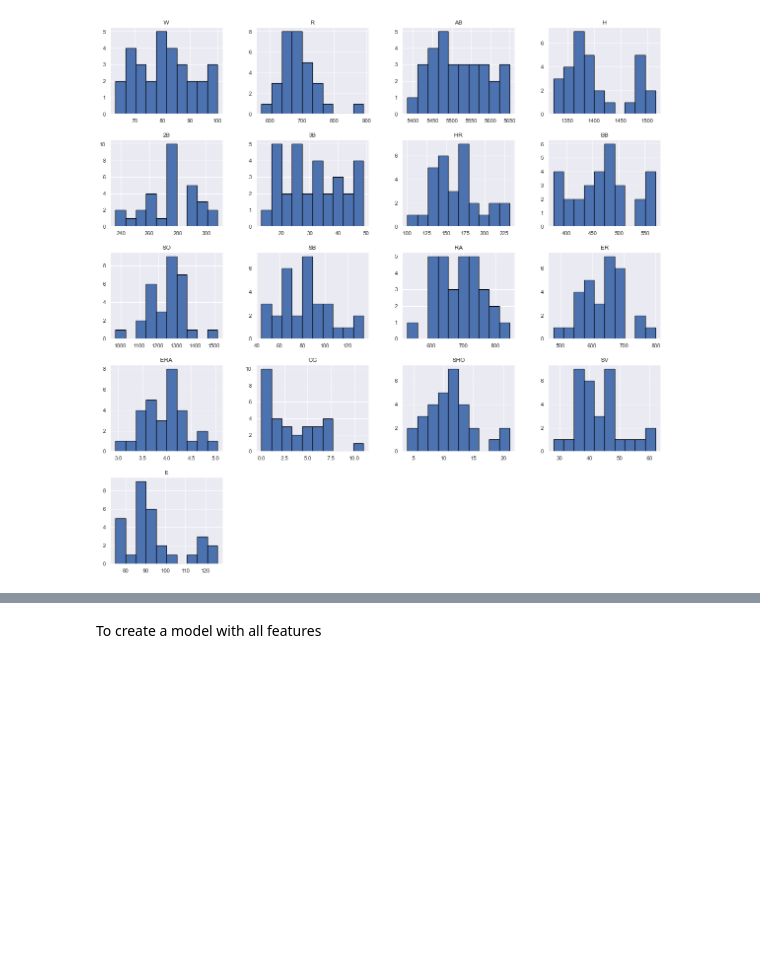
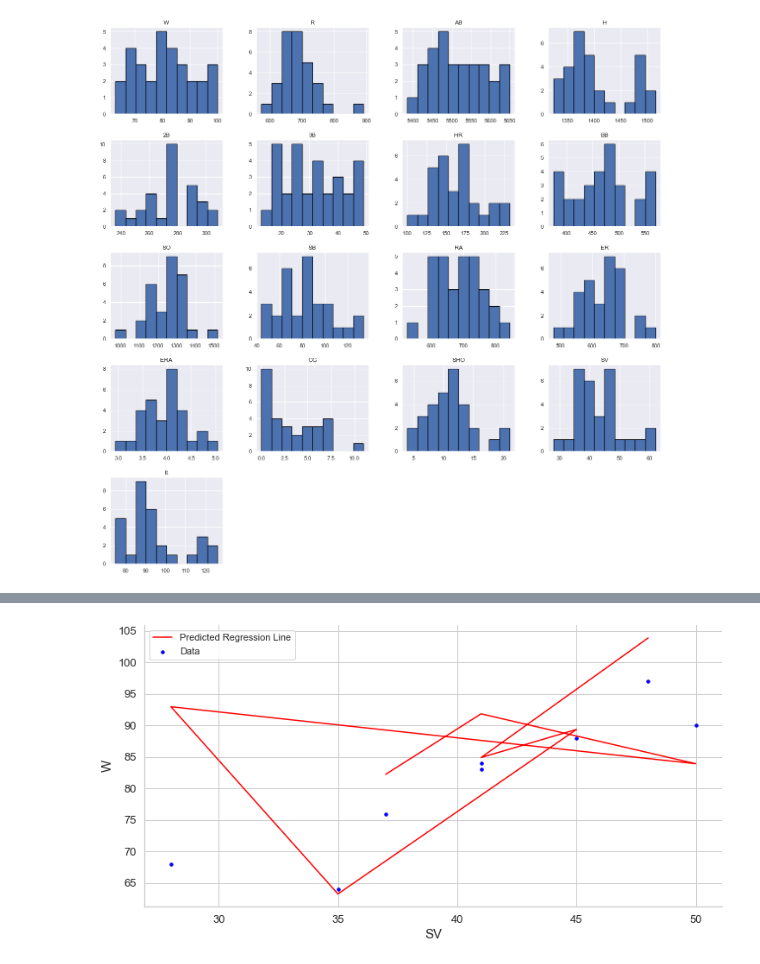
Before and after one commit to PriyankaHaldar-github/DataScienceProjects, a Jupyter notebook: BaseBallWin.ipynb, the cells around one changed output, grey strips where cells are left out. Cells and saved outputs as stored; diff of their text form; code cells hidden in the pictures; blank space fills up the shorter version.

```diff
--- a/BaseBallWin.ipynb
+++ b/BaseBallWin.ipynb
@@ -171,2 +181,13 @@ The target value is not balanced it is more towards "No"
+# %%
+features=['R','AB' ,'H' ,'2B' ,'3B' ,'HR' ,'BB','SO','SB'   ,'RA'   ,'ER'   ,
+'ERA'  ,'CG'   ,'SHO' ,'SV'   ,'E']
+target='W'
 # %%
+X_train = train[features]
+y_train = train[target]
+
+X_test = test[features]
+y_test = test[target]
+
+X_train.head()
 # %% [output]
@@ -247,10 +222,0 @@ Most of the features contain outliers. Height feature has extreme outliers.
-# %%
-# DISTRIBUTION OF ALL NUMERIC DATA
-plt.rcParams['figure.figsize'] = (15, 15)
-df1 = df[['Economy (GDP per Capita)', 'Health (Life Expectancy)', 'Freedom',
-              'Generosity','Trust (Government Corruption)','Family']]
-h = df1.hist(bins = 25, figsize = (16,16),
-             xlabelsize = '10', ylabelsize = '10')
-sns.despine(left = True, bottom = True)
-[x.title.set_size(12) for x in h.ravel()];
-[x.yaxis.tick_left() for x in h.ravel()]
@@ -278,2 +222,0 @@ sns.barplot(x='Trust (Government Corruption)' ,y='Country',
-# %% [markdown]
-To create a model with all features
@@ -321,0 +223,16 @@ evaluation.sort_values(by = '5-Fold Cross Validation', ascending=False)
+# %%
+lr = LinearRegression()
+lr.fit(X_train, y_train)
+sns.set_style(style='whitegrid')
+plt.figure(figsize=(12,6))
+plt.scatter(X_test['SV'],y_test,color='blue',label="Data", s = 12)
+plt.plot(X_test['SV'],lr.predict(X_test),color="red",label="Predicted Regression Line")
+plt.xlabel("SV", fontsize=15)
+plt.ylabel("W", fontsize=15)
+plt.xticks(fontsize=13)
+plt.yticks(fontsize=13)
+plt.legend()
+plt.gca().spines['right'].set_visible(False)
+plt.gca().spines['top'].set_visible(False)
+# %% [output]
+[figure, new version]
```
Also changed, not shown: parts of 17 cells of this notebook.
